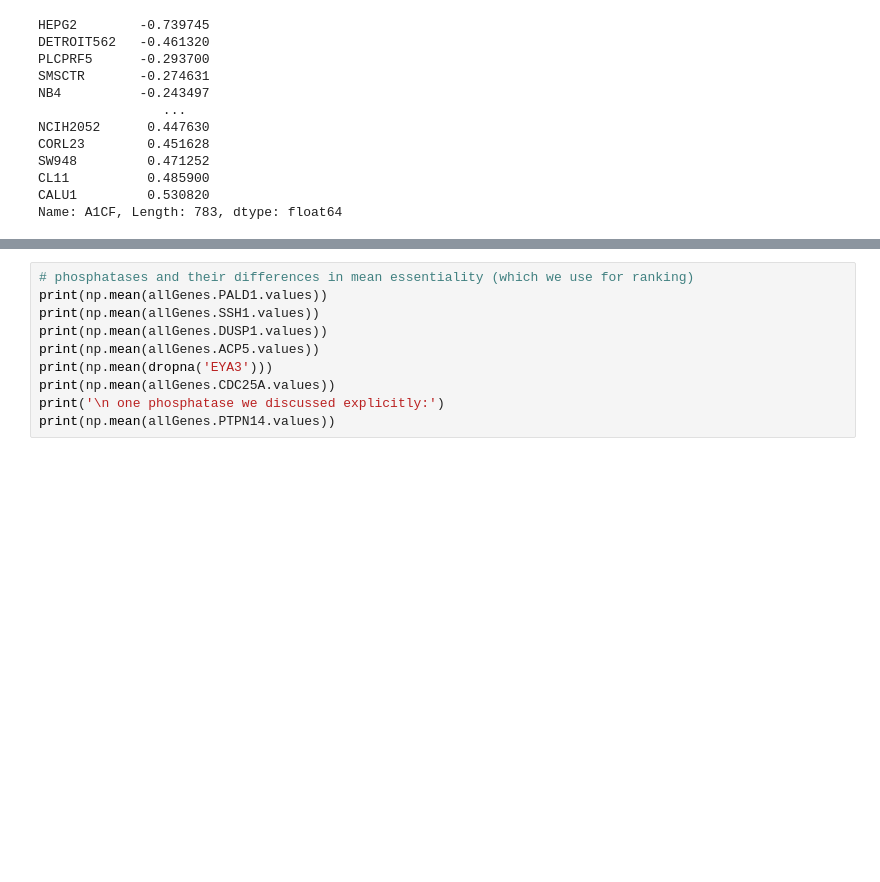
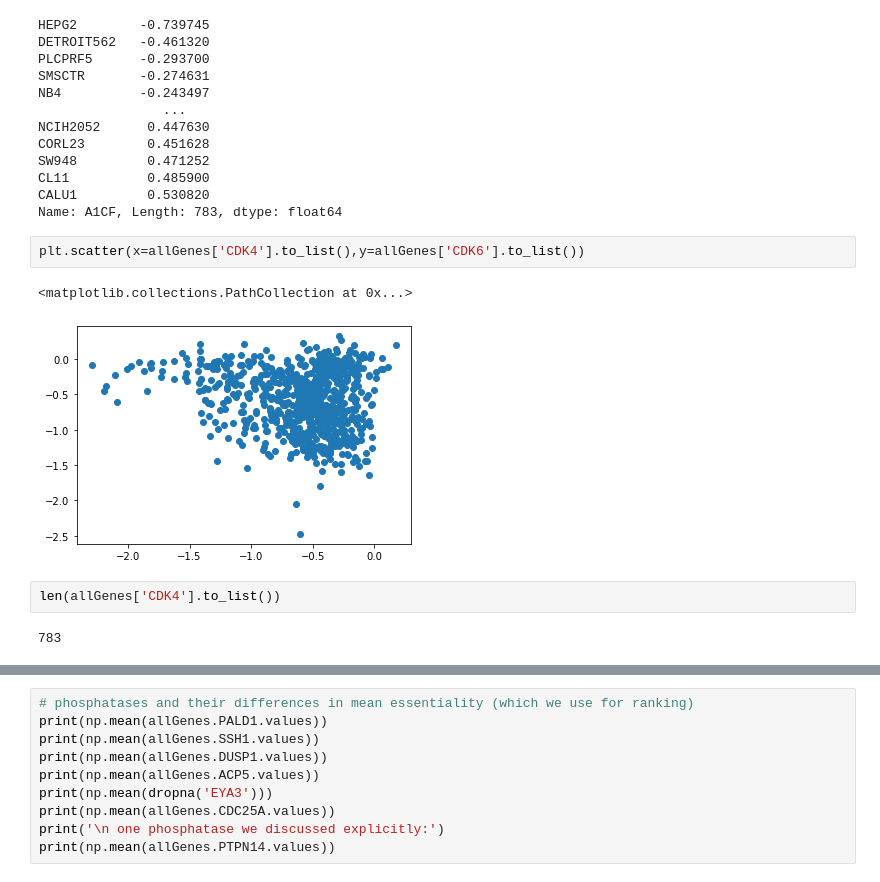
Before and after one commit to lannwal/projectlab, a Jupyter notebook: DataDash.ipynb, the cells around one changed output, grey strips where cells are left out. Saved outputs shown, nothing was run; the diff lists cells and outputs as text; blank space fills up the shorter version.

```diff
--- a/DataDash.ipynb
+++ b/DataDash.ipynb
@@ -34,3 +37,12 @@ SW948         0.471252
 CL11          0.485900
 CALU1         0.530820
 Name: A1CF, Length: 783, dtype: float64
+# %%
+plt.scatter(x=allGenes['CDK4'].to_list(),y=allGenes['CDK6'].to_list())
+# %% [output]
+<matplotlib.collections.PathCollection at 0x...>
+[figure, added]
+# %%
+len(allGenes['CDK4'].to_list())
+# %% [output]
+783
```
Also changed, not shown: parts of 19 cells of this notebook.
